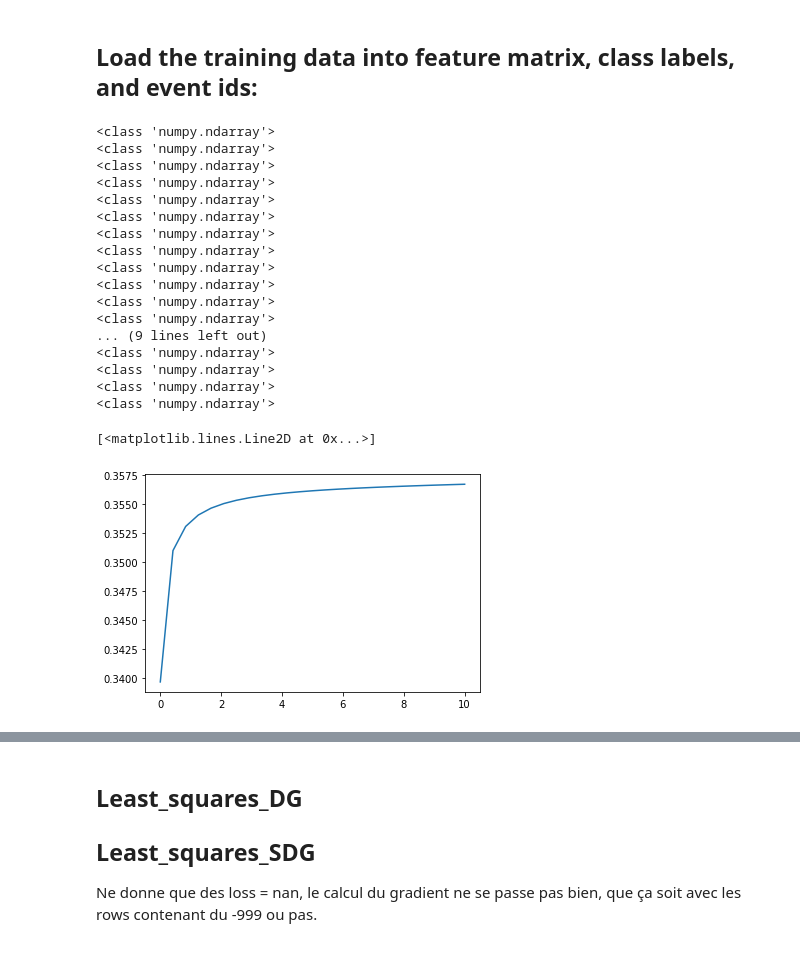
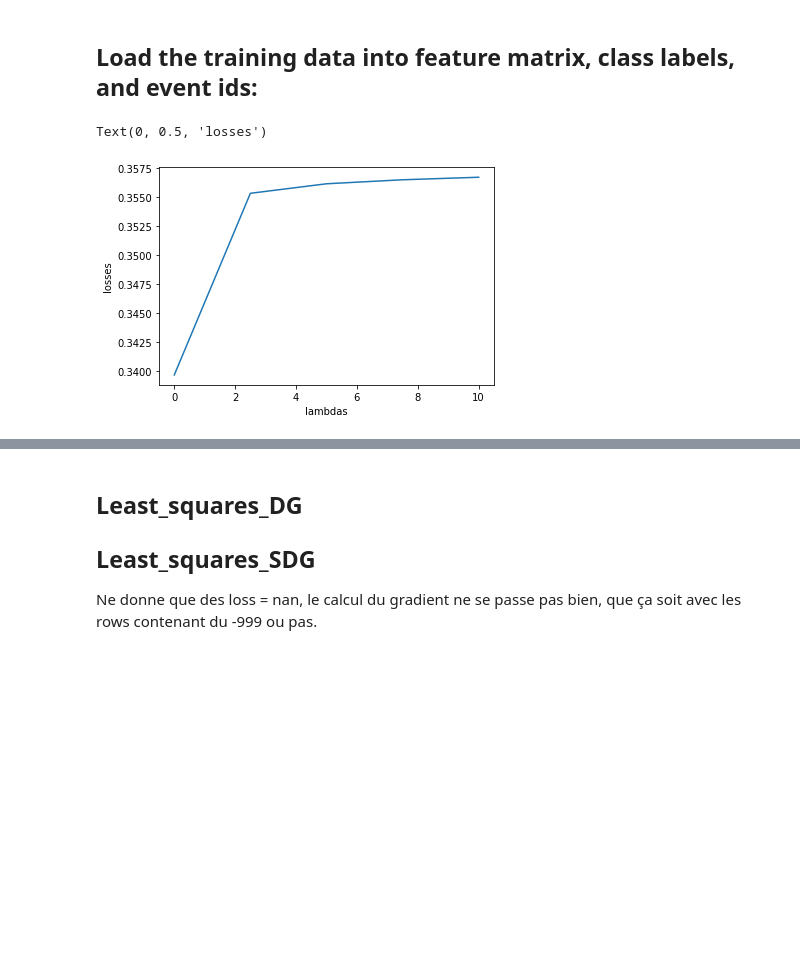
Before and after one commit to madtoinou/CS-433_HBozonClass, a Jupyter notebook: scripts/project1.ipynb, the cells around one changed output, grey strips where cells are left out. Cells and saved outputs as stored; diff of their text form; code cells hidden in the pictures; blank space fills up the shorter version.

```diff
--- a/scripts/project1.ipynb
+++ b/scripts/project1.ipynb
@@ -57,39 +57,24 @@ y_fullnan  = y[list(idx_with_nan)]
 # %%
 max_iters = 500
 gammas = [0.01, 0.1, 1, 1.5]
-lambdas = np.linspace(0,10,25)
+lambdas = np.linspace(0,10,5)
 initial_w = np.zeros(tX.shape[1])
 
 losses = []
 ws = []
 #for gamma in gammas:
 for lambda_ in lambdas:
 
     loss, w = ridge_regression(y, tX, lambda_)
     losses.append(loss)
     ws.append(w)
 
 #plt.plot(gammas, losses)
 plt.plot(lambdas, losses)
+plt.xlabel("lambdas")
+plt.ylabel("losses")
 # %% [output]
-<class 'numpy.ndarray'>
-<class 'numpy.ndarray'>
-<class 'numpy.ndarray'>
-<class 'numpy.ndarray'>
-<class 'numpy.ndarray'>
-<class 'numpy.ndarray'>
-<class 'numpy.ndarray'>
-<class 'numpy.ndarray'>
-<class 'numpy.ndarray'>
-<class 'numpy.ndarray'>
-<class 'numpy.ndarray'>
-<class 'numpy.ndarray'>
-... (9 lines left out)
-<class 'numpy.ndarray'>
-<class 'numpy.ndarray'>
-<class 'numpy.ndarray'>
-<class 'numpy.ndarray'>
+Text(0, 0.5, 'losses')
-[<matplotlib.lines.Line2D at 0x...>]
-[figure, old version]
+[figure, new version]
 # %%
 seed = 1
```
Also changed, not shown: parts of 7 cells of this notebook, 1 other file.
